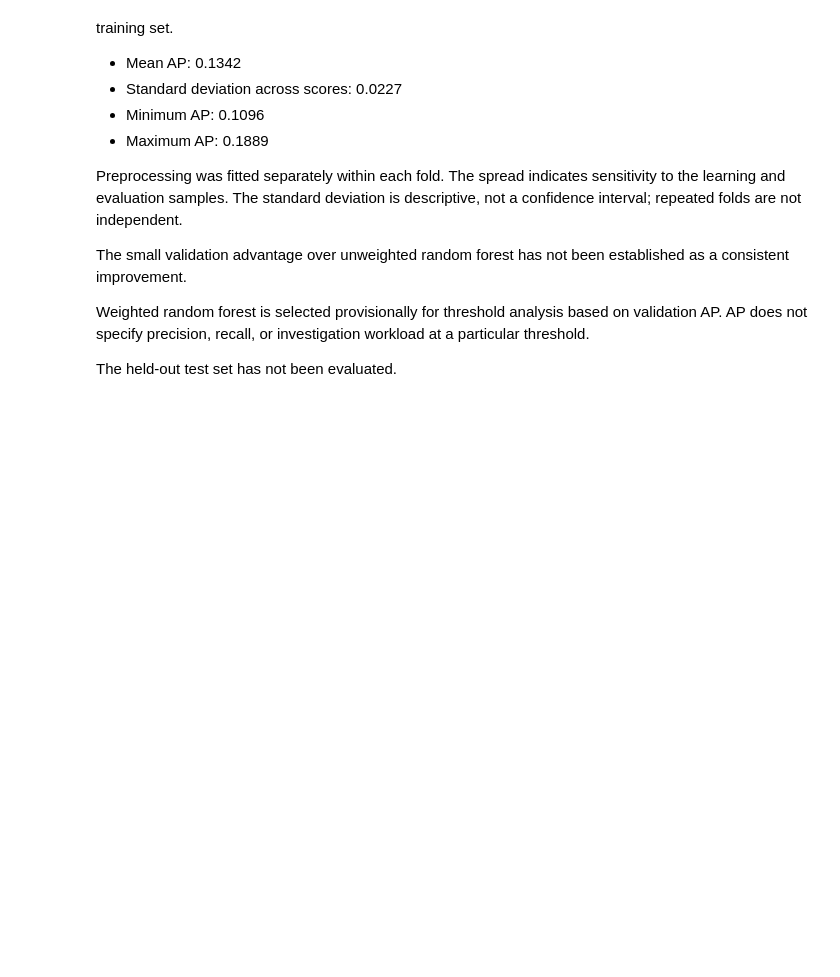
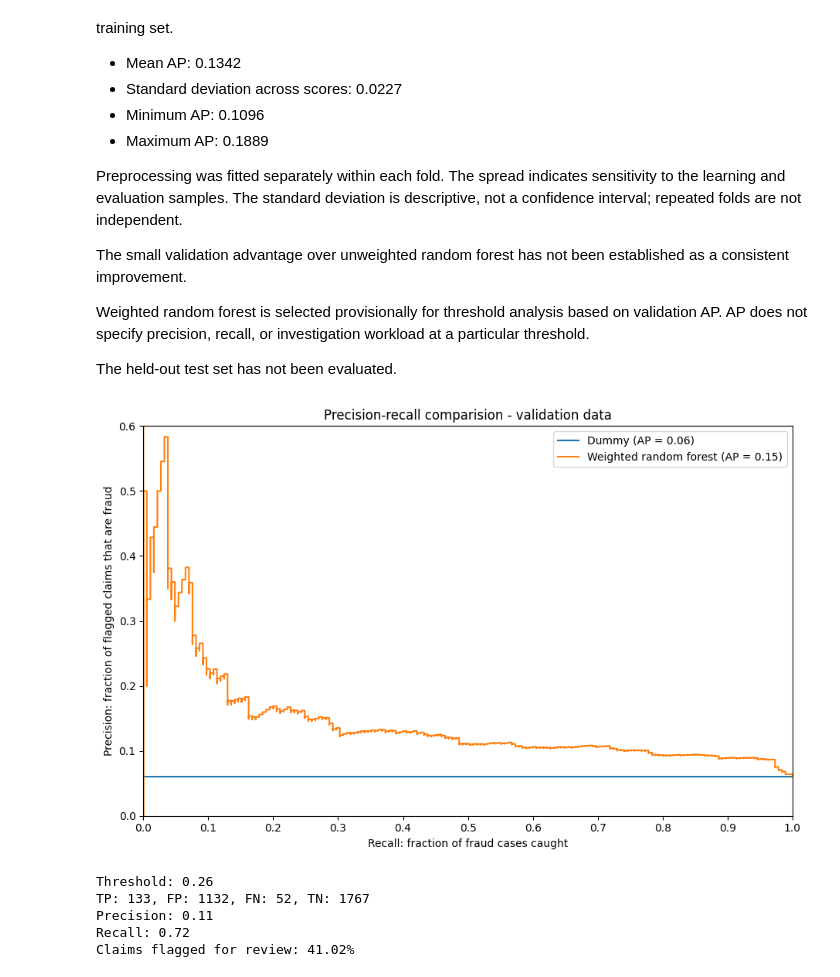
Before and after one commit to WhySoSerious404/trust-safety-analytics, a Jupyter notebook: 01-fraud-detection/fraud_detection.ipynb, the cells around one changed output. Saved outputs shown, nothing was run; the diff lists cells and outputs as text; code cells hidden in the pictures; blank space fills up the shorter version.

Commit message:
Validation threshold analysis and sensitivity findings

```diff
--- a/01-fraud-detection/fraud_detection.ipynb
+++ b/01-fraud-detection/fraud_detection.ipynb
@@ -1148,3 +1148,62 @@ analysis based on validation AP. AP does not specify precision,
 recall, or investigation workload at a particular threshold.
 
 The held-out test set has not been evaluated.
+# %%
+fig, ax = plt.subplots(figsize=(10, 6))
+
+PrecisionRecallDisplay.from_predictions(
+    y_validation,
+    dummy_validation_scores,
+    name="Dummy",
+    ax=ax
+
+)
+
+PrecisionRecallDisplay.from_predictions(
+    y_validation,
+    rf_balanced_validation_scores,
+    name="Weighted random forest",
+    ax=ax
+)
+
+ax.set_title("Precision-recall comparision - validation data")
+ax.set_xlabel("Recall: fraction of fraud cases caught")
+ax.set_ylabel("Precision: fraction of flagged claims that are fraud")
+ax.set_xlim(0,1)
+ax.set_ylim(0,0.6)
+ax.legend(loc="upper right")
+
+ax.set_xticks(np.arange(0, 1.01, 0.1))
+
+plt.tight_layout()
+plt.show()
+# %% [output]
+[figure, added]
+# %%
+from sklearn.metrics import confusion_matrix
+
+threshold = 0.26
+
+flagged = rf_balanced_validation_scores >= threshold
+
+tn,fp,fn,tp = confusion_matrix(
+    y_validation,
+    flagged,
+    labels=[0, 1]
+).ravel()
+
+precision = tp / (tp +fp) if (tp + fp) > 0 else np.nan
+recall = tp / (tp + fn)
+review_share = flagged.mean()
+
+print(f"Threshold: {threshold:.2f}")
+print(f"TP: {tp}, FP: {fp}, FN: {fn}, TN: {tn}")
+print(f"Precision: {precision:.2f}")
+print(f"Recall: {recall:.2f}")
+print(f"Claims flagged for review: {review_share:.2%}")
+# %% [output]
+Threshold: 0.26
+TP: 133, FP: 1132, FN: 52, TN: 1767
+Precision: 0.11
+Recall: 0.72
+Claims flagged for review: 41.02%
```
Also changed, not shown: parts of 10 cells of this notebook.
